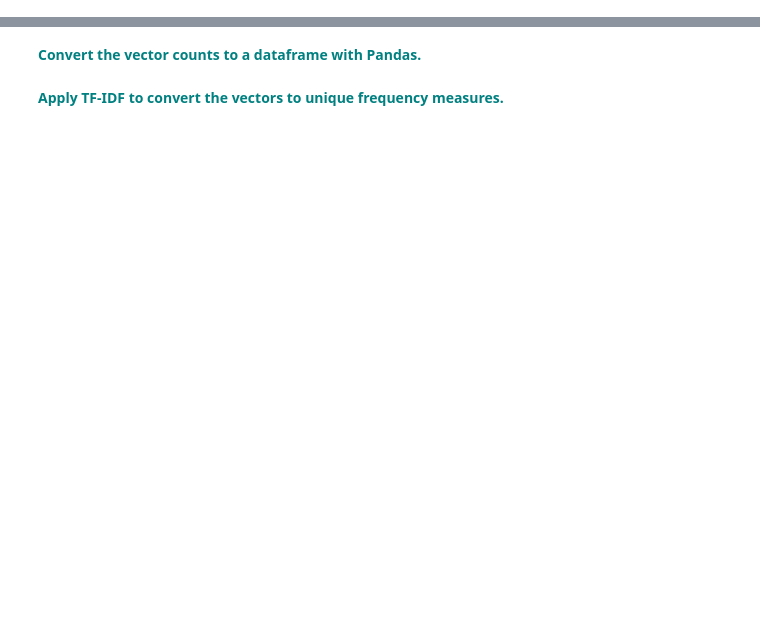
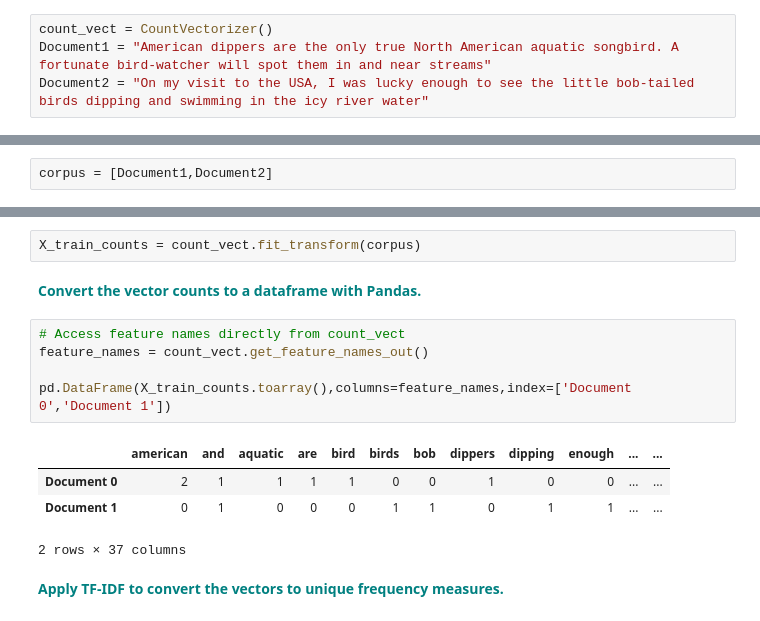
Before and after one commit to amoutafian/cosine_similarity_case_study, a Jupyter notebook: Cosine_Similarity_Case_Study.ipynb, the cells around one changed output, grey strips where cells are left out. Cells and saved outputs as stored; diff of their text form; blank space fills up the shorter version.

```diff
--- a/Cosine_Similarity_Case_Study.ipynb
+++ b/Cosine_Similarity_Case_Study.ipynb
@@ -134,10 +136,28 @@ cosine_similarity(trsfm[0:1], trsfm)
 # %% [markdown]
 Replace the current values for `Document 0` and `Document 1` with your own sentence or paragraph and apply the same steps as we did in the above example.
+# %%
+count_vect = CountVectorizer()
+Document1 = "American dippers are the only true North American aquatic songbird. A fortunate bird-watcher will spot them in and near streams"
+Document2 = "On my visit to the USA, I was lucky enough to see the little bob-tailed birds dipping and swimming in the icy river water"
 # %% [markdown]
  **<font color='teal'> Combine the documents into a corpus.</font>**
+# %%
+corpus = [Document1,Document2]
 # %% [markdown]
  **<font color='teal'> Apply the count vectorizer to the corpus to transform it into vectors.</font>**
+# %%
+X_train_counts = count_vect.fit_transform(corpus)
 # %% [markdown]
  **<font color='teal'> Convert the vector counts to a dataframe with Pandas.</font>**
+# %%
+# Access feature names directly from count_vect
+feature_names = count_vect.get_feature_names_out()
+
+pd.DataFrame(X_train_counts.toarray(),columns=feature_names,index=['Document 0','Document 1'])
+# %% [output]
+|  | american | and | aquatic | are | bird | birds | bob | dippers | dipping | enough | ... | ... |
+| Document 0 | 2 | 1 | 1 | 1 | 1 | 0 | 0 | 1 | 0 | 0 | ... | ... |
+| Document 1 | 0 | 1 | 0 | 0 | 0 | 1 | 1 | 0 | 1 | 1 | ... | ... |
+2 rows × 37 columns
 # %% [markdown]
  **<font color='teal'> Apply TF-IDF to convert the vectors to unique frequency measures.</font>**
```
Also changed, not shown: parts of 3 cells of this notebook.
